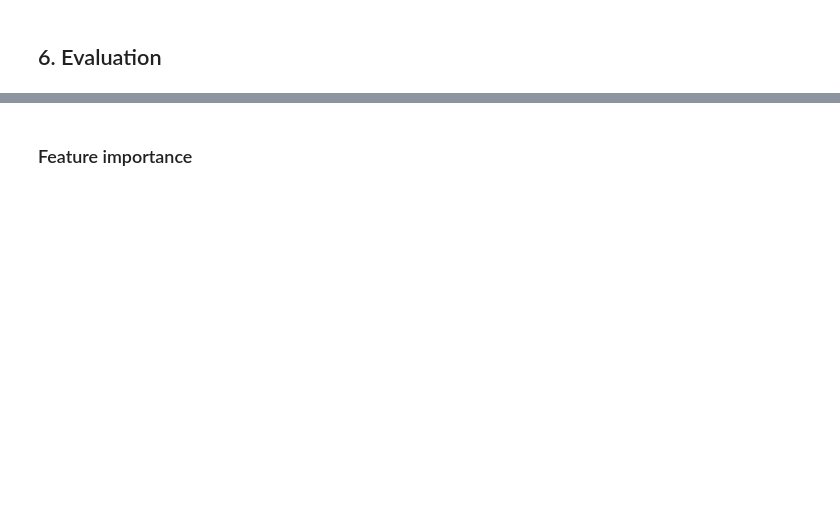
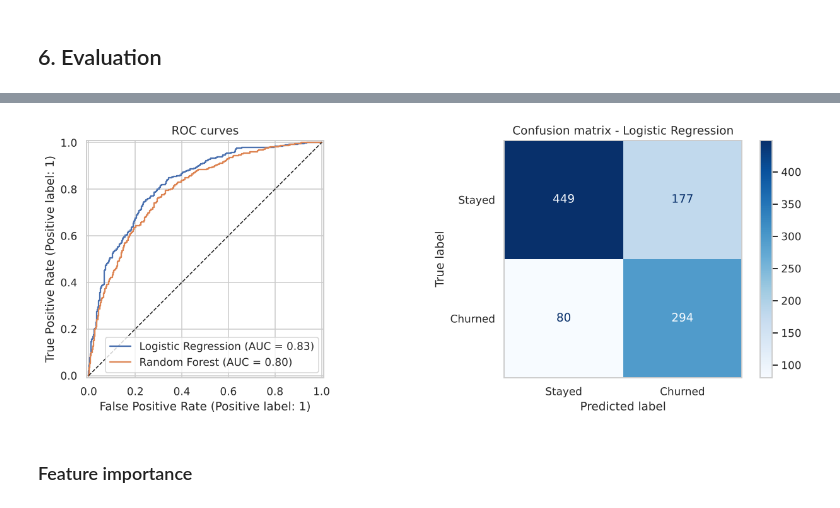
Before and after one commit to tjacruz47/customer-churn-analytics, a Jupyter notebook: notebooks/01_churn_analysis.ipynb, the cells around one changed output, grey strips where cells are left out. Cells and saved outputs as stored; diff of their text form; code cells hidden in the pictures; blank space fills up the shorter version.

```diff
--- a/notebooks/01_churn_analysis.ipynb
+++ b/notebooks/01_churn_analysis.ipynb
@@ -30,7 +30,17 @@ sns.set_theme(style="whitegrid", context="notebook")
 pd.set_option("display.max_columns", 50)
 RANDOM_STATE = 42
 
-ROOT = Path.cwd().parent if Path.cwd().name == "notebooks" else Path.cwd()
+def find_project_root():
+    """Walk up from the current folder until the project's src/generate_data.py is found."""
+    for folder in [Path.cwd(), *Path.cwd().parents]:
+        if (folder / "src" / "generate_data.py").exists():
+            return folder
+    raise FileNotFoundError(
+        "Project root not found. Start Jupyter from inside the customer-churn-analytics "
+        "folder (the one containing src/ and data/), then reopen this notebook."
+    )
+
+ROOT = find_project_root()
 DATA_PATH = ROOT / "data" / "customer_churn.csv"
 FIG_DIR = ROOT / "reports" / "figures"
 FIG_DIR.mkdir(parents=True, exist_ok=True)
@@ -175,16 +260,19 @@ print(classification_report(y_test, pred, target_names=["Stayed", "Churned"]))
 # %%
 fig, axes = plt.subplots(1, 2, figsize=(12, 4.5))
 for name, pipe in pipes.items():
     RocCurveDisplay.from_estimator(pipe, X_test, y_test, name=name, ax=axes[0])
 axes[0].plot([0, 1], [0, 1], "k--", lw=1)
 axes[0].set_title("ROC curves")
 ConfusionMatrixDisplay.from_predictions(
     y_test, pred, display_labels=["Stayed", "Churned"], cmap="Blues", ax=axes[1]
 )
+axes[1].grid(False)
 axes[1].set_title(f"Confusion matrix - {best_name}")
 plt.tight_layout()
 plt.savefig(FIG_DIR / "model_evaluation.png", dpi=150)
 plt.show()
+# %% [output]
+[figure, added]
 # %% [markdown]
 ### Feature importance
 # %%
```
Also changed, not shown: parts of 15 cells of this notebook.
